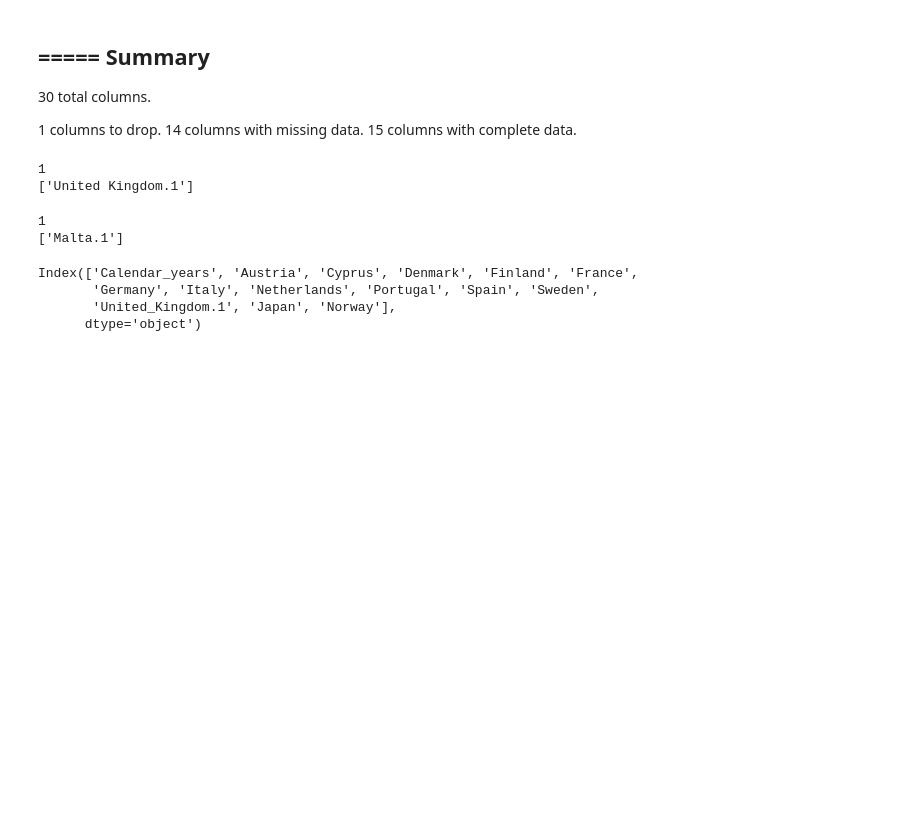
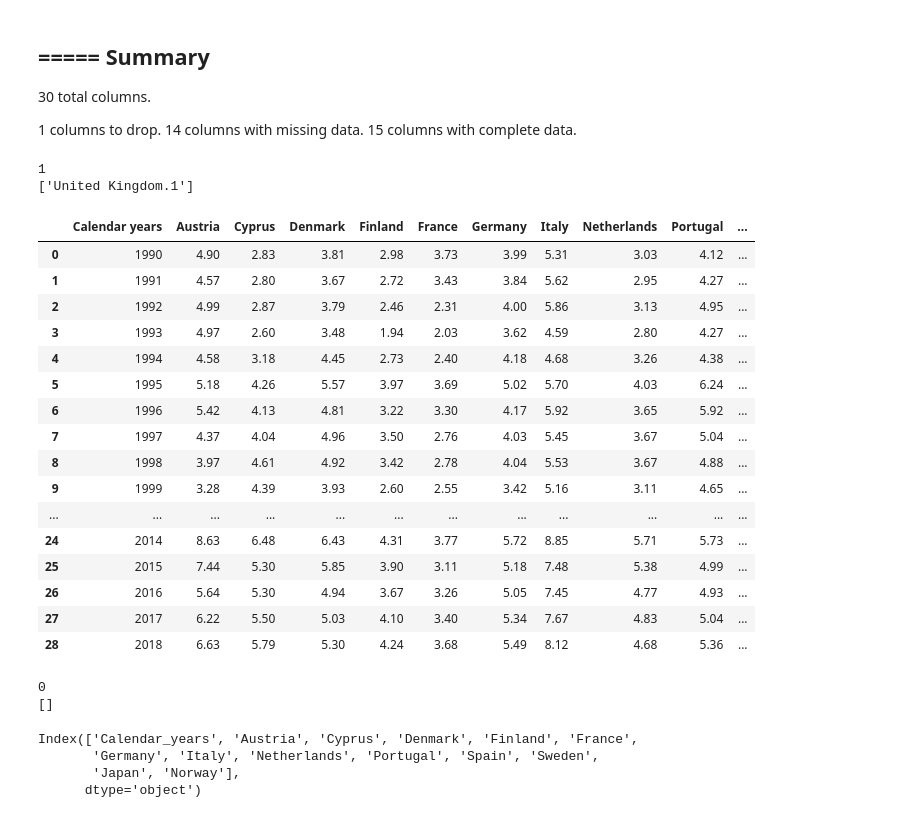
Before and after one commit to jesshart/project-UT-2-ETL, a Jupyter notebook: data_sources/ICO/clean_up/retail/clean_retail.ipynb, the cells around one changed output. Cells and saved outputs as stored; diff of their text form; code cells hidden in the pictures; blank space fills up the shorter version.

```diff
--- a/data_sources/ICO/clean_up/retail/clean_retail.ipynb
+++ b/data_sources/ICO/clean_up/retail/clean_retail.ipynb
@@ -46,6 +46,7 @@ Switzerland            float64
 USA                    float64
 dtype: object
 # %%
-df.columns = list(df.columns)
+# Clean up col names
 df.columns = df.columns.str.replace("   ","")
 df.columns = df.columns.str.replace(" 1",".1")
+df.columns
@@ -58,7 +67,7 @@ df.columns = df.columns.str.replace(" 1",".1")
     a. We will want to drop Unnamed columns but keep columns referencing coffee type.
 # %%
 # Get column names and turn into a list for iteration
-cols = list(df.columns)
+cols = df.columns
 
 count = 0
 lst_garb = []
@@ -211,7 +220,7 @@ def extract_sol(df,string):
     and filters and drops.
     """
 
-    cols = list(df.columns)
+    cols = df.columns
 
     count = 0
     lst = []
@@ -226,7 +235,7 @@ def extract_sol(df,string):
     print(lst)
 
     # Drop soluble
-    df.drop(columns=(lst))
+    df = df.drop(columns=(lst))
     return df
 
 def store_sol(df,string):
@@ -235,7 +244,7 @@ def store_sol(df,string):
     and filters and drops.
     """
 
-    cols = list(df.columns)
+    cols = df.columns
 
     count = 0
     lst = []
@@ -252,13 +261,31 @@ def store_sol(df,string):
     return df[lst]
 # %%
 df_good = extract_sol(df_good,".1")
+df_good
 # %% [output]
 1
 ['United Kingdom.1']
+|  | Calendar years | Austria | Cyprus | Denmark | Finland | France | Germany | Italy | Netherlands | Portugal | ... |
+| 0 | 1990 | 4.90 | 2.83 | 3.81 | 2.98 | 3.73 | 3.99 | 5.31 | 3.03 | 4.12 | ... |
+| 1 | 1991 | 4.57 | 2.80 | 3.67 | 2.72 | 3.43 | 3.84 | 5.62 | 2.95 | 4.27 | ... |
+| 2 | 1992 | 4.99 | 2.87 | 3.79 | 2.46 | 2.31 | 4.00 | 5.86 | 3.13 | 4.95 | ... |
+| 3 | 1993 | 4.97 | 2.60 | 3.48 | 1.94 | 2.03 | 3.62 | 4.59 | 2.80 | 4.27 | ... |
+| 4 | 1994 | 4.58 | 3.18 | 4.45 | 2.73 | 2.40 | 4.18 | 4.68 | 3.26 | 4.38 | ... |
+| 5 | 1995 | 5.18 | 4.26 | 5.57 | 3.97 | 3.69 | 5.02 | 5.70 | 4.03 | 6.24 | ... |
+| 6 | 1996 | 5.42 | 4.13 | 4.81 | 3.22 | 3.30 | 4.17 | 5.92 | 3.65 | 5.92 | ... |
+| 7 | 1997 | 4.37 | 4.04 | 4.96 | 3.50 | 2.76 | 4.03 | 5.45 | 3.67 | 5.04 | ... |
+| 8 | 1998 | 3.97 | 4.61 | 4.92 | 3.42 | 2.78 | 4.04 | 5.53 | 3.67 | 4.88 | ... |
+| 9 | 1999 | 3.28 | 4.39 | 3.93 | 2.60 | 2.55 | 3.42 | 5.16 | 3.11 | 4.65 | ... |
+| ... | ... | ... | ... | ... | ... | ... | ... | ... | ... | ... | ... |
+| 24 | 2014 | 8.63 | 6.48 | 6.43 | 4.31 | 3.77 | 5.72 | 8.85 | 5.71 | 5.73 | ... |
+| 25 | 2015 | 7.44 | 5.30 | 5.85 | 3.90 | 3.11 | 5.18 | 7.48 | 5.38 | 4.99 | ... |
+| 26 | 2016 | 5.64 | 5.30 | 4.94 | 3.67 | 3.26 | 5.05 | 7.45 | 4.77 | 4.93 | ... |
+| 27 | 2017 | 6.22 | 5.50 | 5.03 | 4.10 | 3.40 | 5.34 | 7.67 | 4.83 | 5.04 | ... |
+| 28 | 2018 | 6.63 | 5.79 | 5.30 | 4.24 | 3.68 | 5.49 | 8.12 | 4.68 | 5.36 | ... |
 # %%
 df_missing = extract_sol(df_missing,".1")
 # %% [output]
-1
-['Malta.1']
+0
+[]
 # %%
 df_join = df_good.join(df_missing, lsuffix='_dup')
@@ -276,7 +303,7 @@ df_good.columns
 # %% [output]
 Index(['Calendar_years', 'Austria', 'Cyprus', 'Denmark', 'Finland', 'France',
        'Germany', 'Italy', 'Netherlands', 'Portugal', 'Spain', 'Sweden',
-       'United_Kingdom.1', 'Japan', 'Norway'],
+       'Japan', 'Norway'],
       dtype='object')
 # %%
 df_good.to_csv('retail_complete_data.csv', index=False)
```
Also changed, not shown: parts of 2 cells of this notebook, 4 other files.
